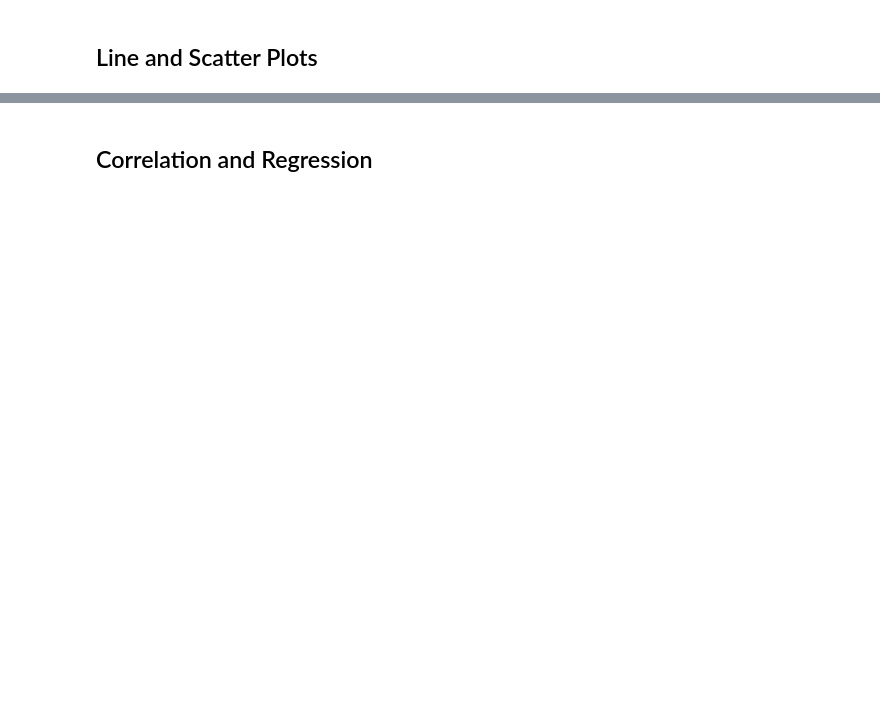
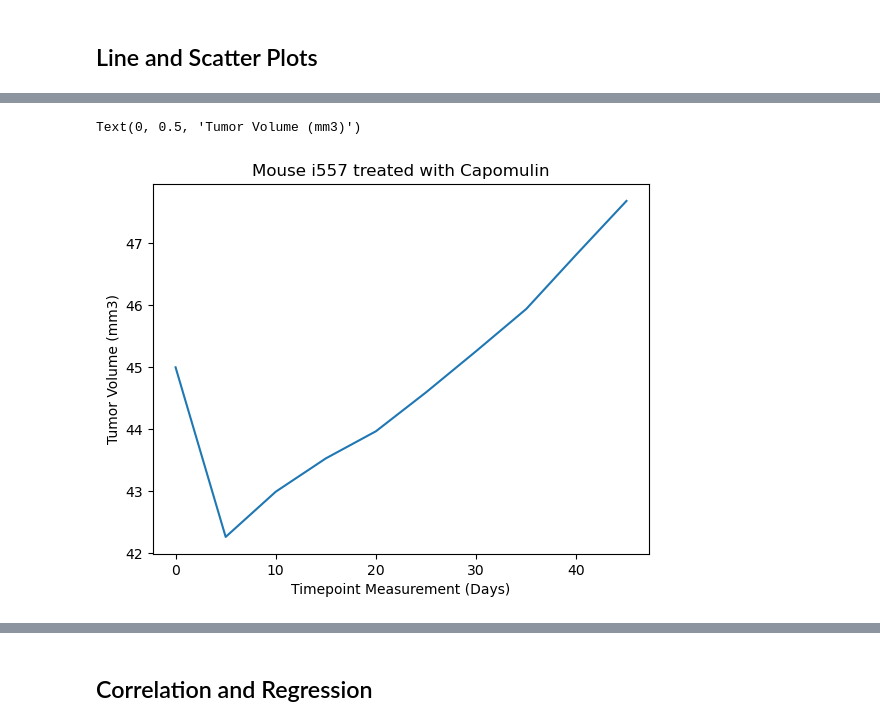
Before and after one commit to EmG3214/matplotlib-challenge, a Jupyter notebook: pymaceuticals_maincode.ipynb, the cells around one changed output, grey strips where cells are left out. Cells and saved outputs as stored; diff of their text form; code cells hidden in the pictures; blank space fills up the shorter version.

```diff
--- a/pymaceuticals_maincode.ipynb
+++ b/pymaceuticals_maincode.ipynb
@@ -323,0 +322,17 @@ for vol in Ceftamin_final_vol.tolist():
+# %%
+# Generate a line plot of tumor volume vs. time point for a mouse treated with Capomulin
+cap_only = pharma_short.loc[pharma_short["Drug Regimen"] == "Capomulin"]
+#found a random mouse ID with cap_only.sample()
+#Create DF for just that mouse
+mouse_i557 = cap_only.loc[cap_only["Mouse ID"]=="i557"]
+i557_timepoint = mouse_i557["Timepoint"].tolist()
+i557_tumorvol = mouse_i557["Tumor Volume (mm3)"].tolist()
+
+#Here is the line plot
+plt.plot(i557_timepoint, i557_tumorvol)
+plt.title("Mouse i557 treated with Capomulin")
+plt.xlabel("Timepoint Measurement (Days)")
+plt.ylabel("Tumor Volume (mm3)")
+# %% [output]
+Text(0, 0.5, 'Tumor Volume (mm3)')
+[figure, added]
```
Also changed, not shown: parts of 10 cells of this notebook.
